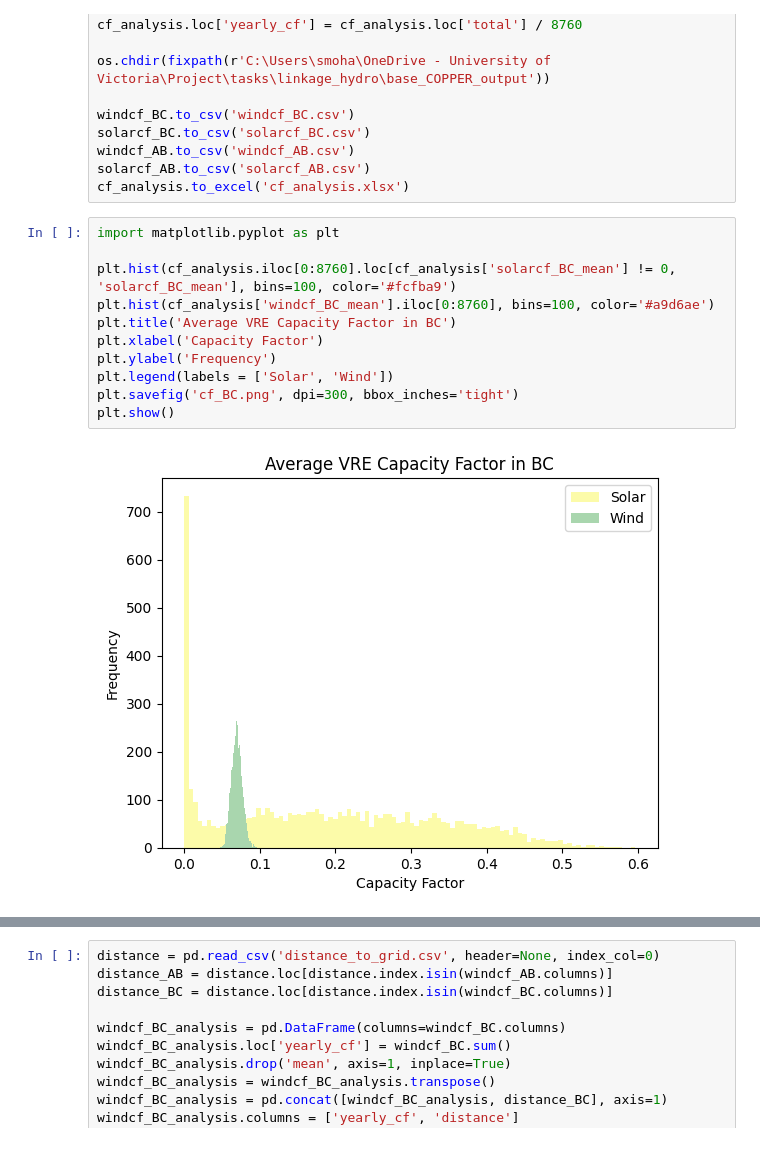
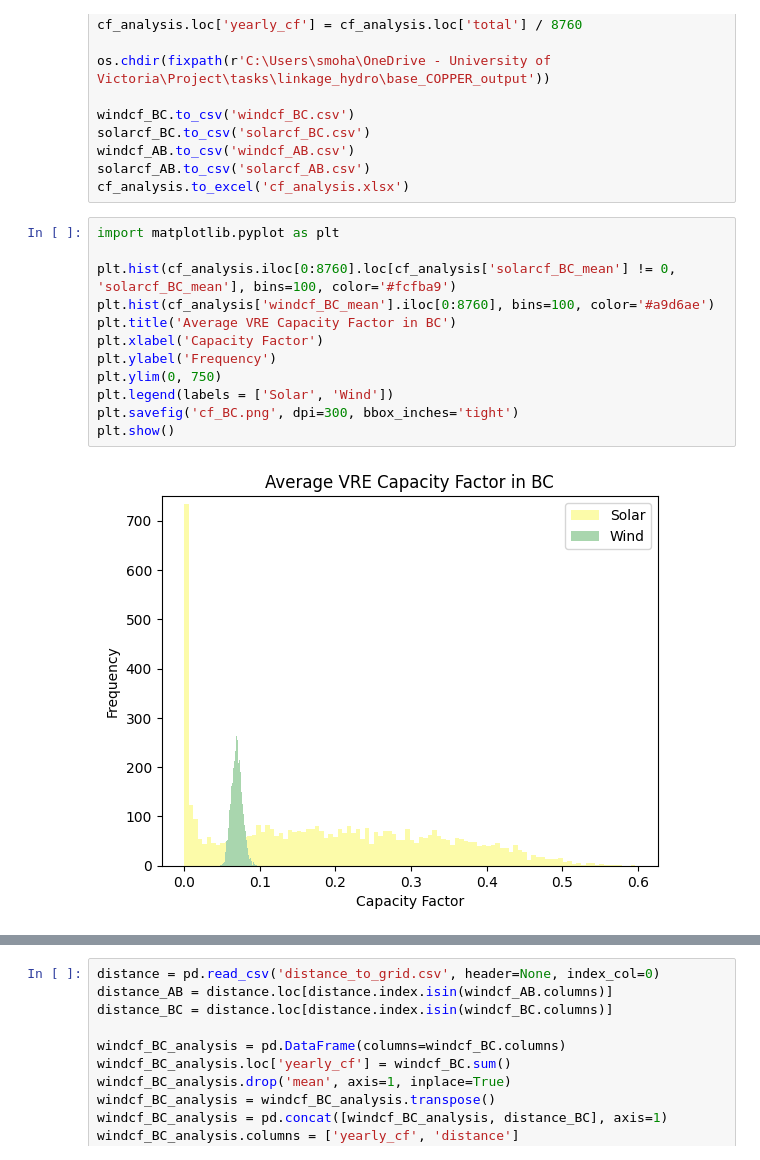
Before and after one commit to smmiri/COPPER_improvement, a Jupyter notebook: planning_postprocess/cf_stats.ipynb, the cells around one changed output, grey strips where cells are left out. Saved outputs shown, nothing was run; the diff lists cells and outputs as text.

```diff
--- a/planning_postprocess/cf_stats.ipynb
+++ b/planning_postprocess/cf_stats.ipynb
@@ -100,16 +100,17 @@ cf_analysis.to_excel('cf_analysis.xlsx')
 # %%
 import matplotlib.pyplot as plt
 
 plt.hist(cf_analysis.iloc[0:8760].loc[cf_analysis['solarcf_BC_mean'] != 0, 'solarcf_BC_mean'], bins=100, color='#fcfba9')
 plt.hist(cf_analysis['windcf_BC_mean'].iloc[0:8760], bins=100, color='#a9d6ae')
 plt.title('Average VRE Capacity Factor in BC')
 plt.xlabel('Capacity Factor')
 plt.ylabel('Frequency')
+plt.ylim(0, 750)
 plt.legend(labels = ['Solar', 'Wind'])
 plt.savefig('cf_BC.png', dpi=300, bbox_inches='tight')
 plt.show()
 # %% [output]
-[figure, old version]
+[figure, new version]
 # %%
 plt.hist(cf_analysis.iloc[0:8760].loc[cf_analysis['solarcf_AB_mean'] != 0, 'solarcf_BC_mean'], bins=100, color='#fcfba9')
 plt.hist(cf_analysis['windcf_AB_mean'].iloc[0:8760], bins=100, color='#a9d6ae')
```
Also changed, not shown: parts of 4 cells of this notebook, 1 other file.
